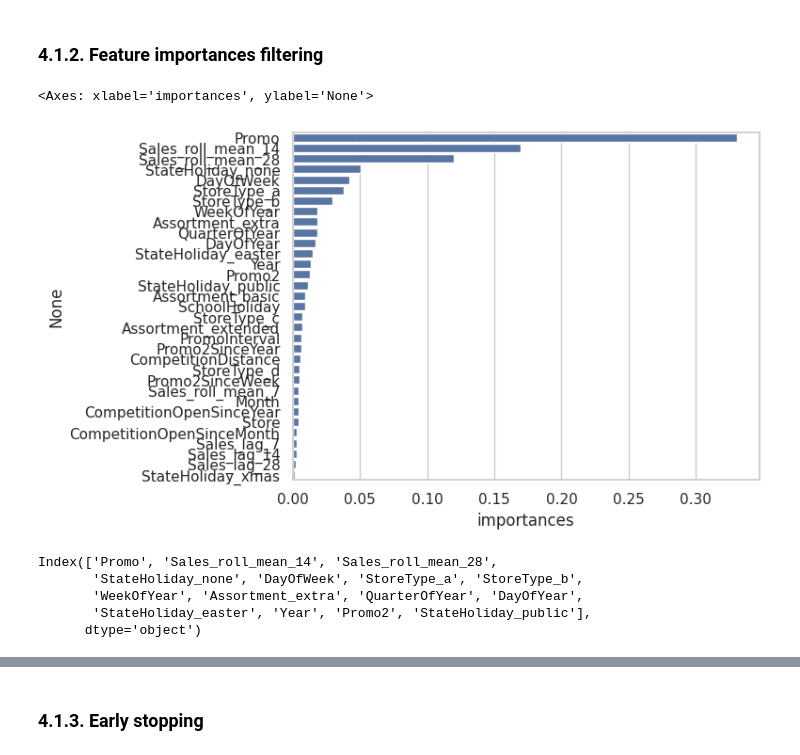
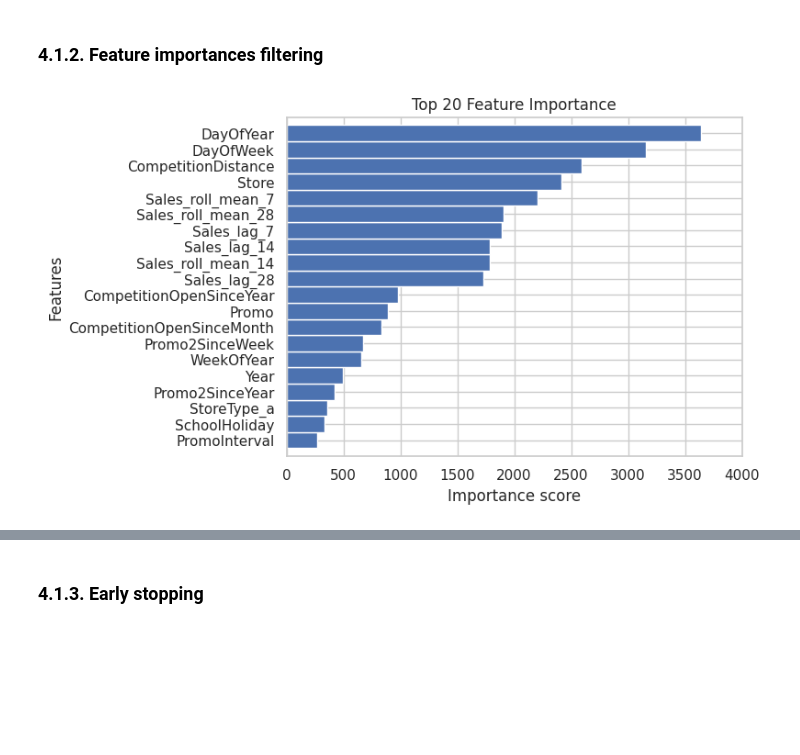
Before and after one commit to ezequielpf/rossmann_sales_prediction, a Jupyter notebook: notebooks/MODEL_store_sales_predict_v1 copy.ipynb, the cells around one changed output, grey strips where cells are left out. Cells and saved outputs as stored; diff of their text form; code cells hidden in the pictures; blank space fills up the shorter version.

```diff
--- a/notebooks/MODEL_store_sales_predict_v1 copy.ipynb
+++ b/notebooks/MODEL_store_sales_predict_v1 copy.ipynb
@@ -81,11 +88,2 @@ model_performance(y_true=y_test, y_pred=y_pred_xgb)
 # %% [markdown]
 ### 4.1.2. Feature importances filtering
-# %%
-fi = pd.DataFrame(data=reg_xgb.feature_importances_,
-                  index=reg_xgb.feature_names_in_,
-                  columns=['importances']).sort_values(by='importances', ascending=False)
-
-sns.barplot(data=fi, x='importances', y=fi.index)
-# %% [output]
-<Axes: xlabel='importances', ylabel='None'>
-[figure, removed]
@@ -94,8 +90,9 @@ top10feat = fi.iloc[:15,:].index
-# %%
-top10feat
-# %% [output]
-Index(['Promo', 'Sales_roll_mean_14', 'Sales_roll_mean_28',
-       'StateHoliday_none', 'DayOfWeek', 'StoreType_a', 'StoreType_b',
-       'WeekOfYear', 'Assortment_extra', 'QuarterOfYear', 'DayOfYear',
-       'StateHoliday_easter', 'Year', 'Promo2', 'StateHoliday_public'],
-      dtype='object')
+# %%
+plot_importance(reg_xgb, importance_type="weight",
+#plot_importance(reg_xgb, importance_type="gain",
+                max_num_features=20,
+                height=1,
+                title="Top 20 Feature Importance",
+                show_values=False);
+# %% [output]
+[figure, added]
```
Also changed, not shown: parts of 22 cells of this notebook, 2 other files.
